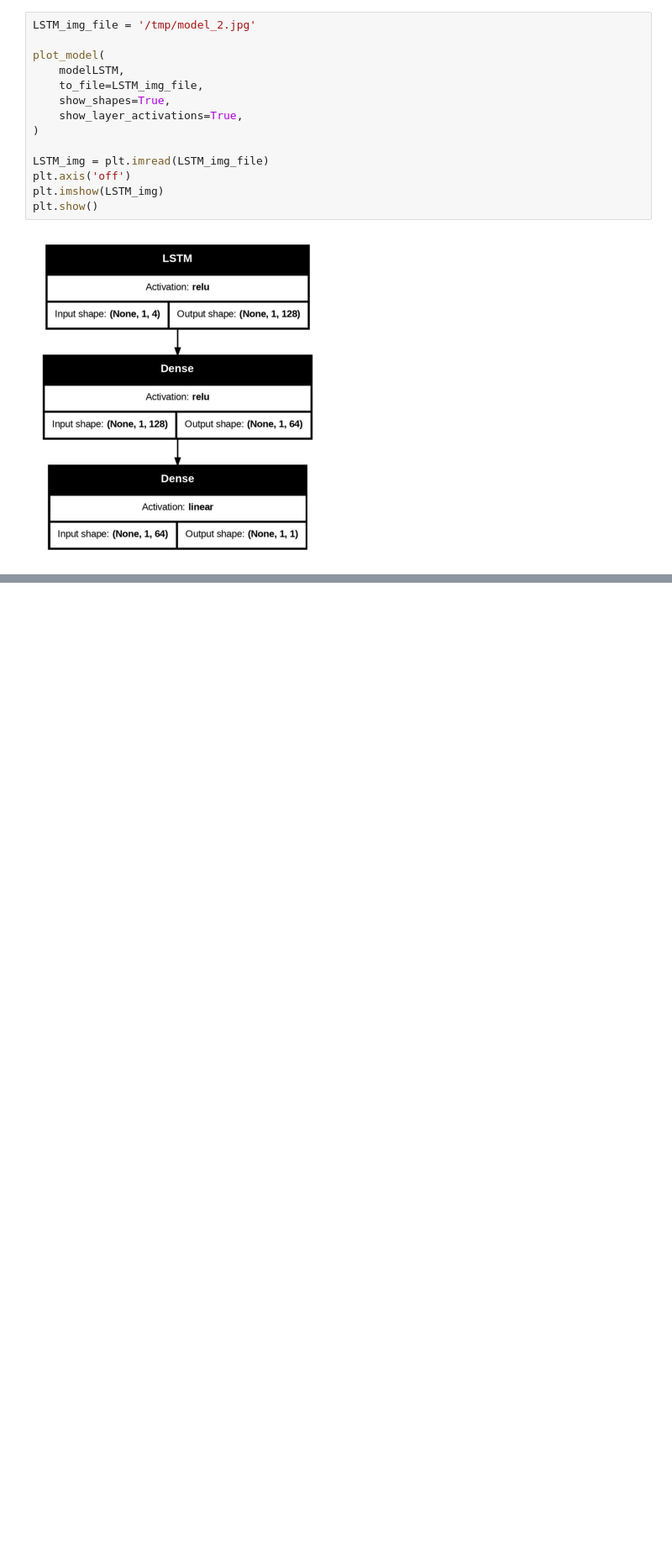
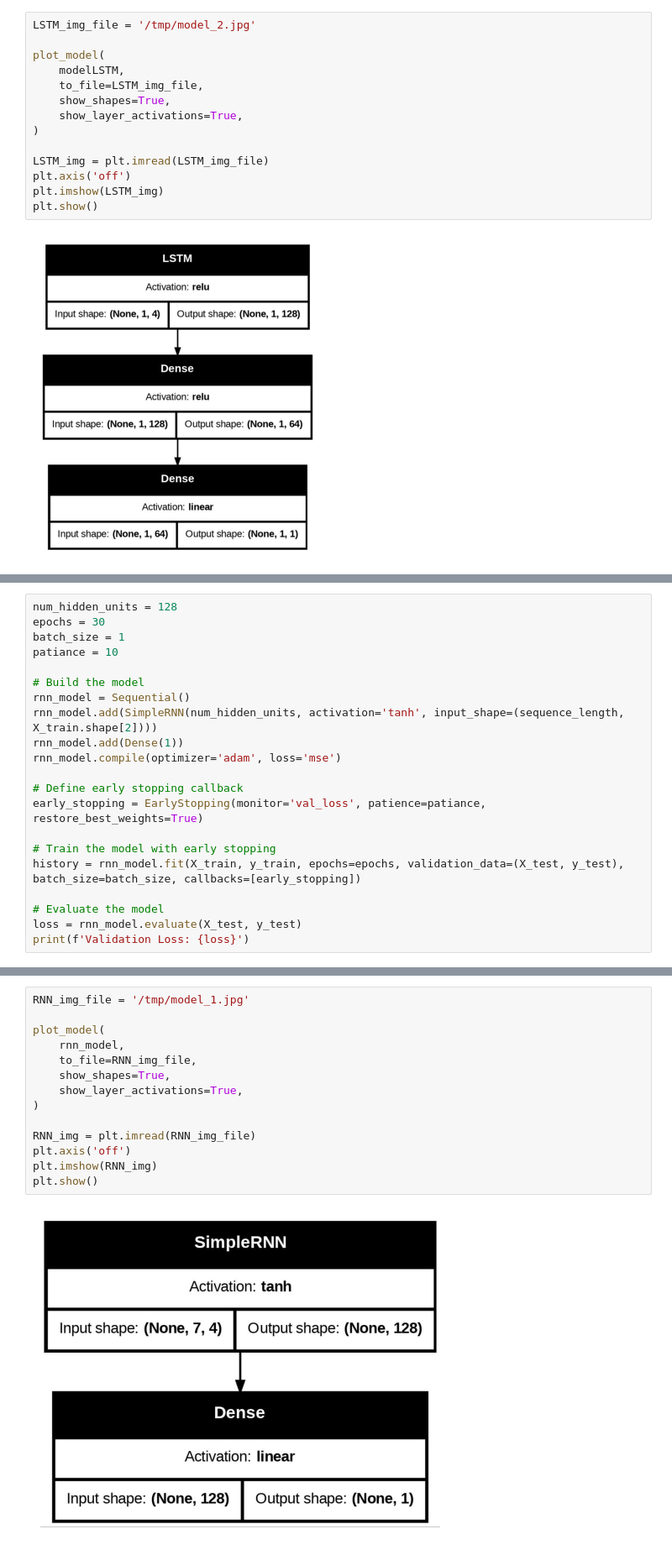
Before and after one commit to xvymaz12/ADAML2, a Jupyter notebook: ADAML2.ipynb, the cells around one changed output, grey strips where cells are left out. Shown at 84% size. Cells and saved outputs as stored; diff of their text form; blank space fills up the shorter version.

```diff
--- a/ADAML2.ipynb
+++ b/ADAML2.ipynb
@@ -505,0 +540,21 @@ See the caveats in the documentation: https://pandas.pydata.org/pandas-docs/stab
+# %%
+num_hidden_units = 128
+epochs = 30
+batch_size = 1
+patiance = 10
+
+# Build the model
+rnn_model = Sequential()
+rnn_model.add(SimpleRNN(num_hidden_units, activation='tanh', input_shape=(sequence_length, X_train.shape[2])))
+rnn_model.add(Dense(1))
+rnn_model.compile(optimizer='adam', loss='mse')
+
+# Define early stopping callback
+early_stopping = EarlyStopping(monitor='val_loss', patience=patiance, restore_best_weights=True)
+
+# Train the model with early stopping
+history = rnn_model.fit(X_train, y_train, epochs=epochs, validation_data=(X_test, y_test), batch_size=batch_size, callbacks=[early_stopping])
+
+# Evaluate the model
+loss = rnn_model.evaluate(X_test, y_test)
+print(f'Validation Loss: {loss}')
@@ -505,0 +595,16 @@ See the caveats in the documentation: https://pandas.pydata.org/pandas-docs/stab
+# %%
+RNN_img_file = '/tmp/model_1.jpg'
+
+plot_model(
+    rnn_model,
+    to_file=RNN_img_file,
+    show_shapes=True,
+    show_layer_activations=True,
+)
+
+RNN_img = plt.imread(RNN_img_file)
+plt.axis('off')
+plt.imshow(RNN_img)
+plt.show()
+# %% [output]
+[figure, added]
```
Also changed, not shown: parts of 43 cells of this notebook, 1 other file.
